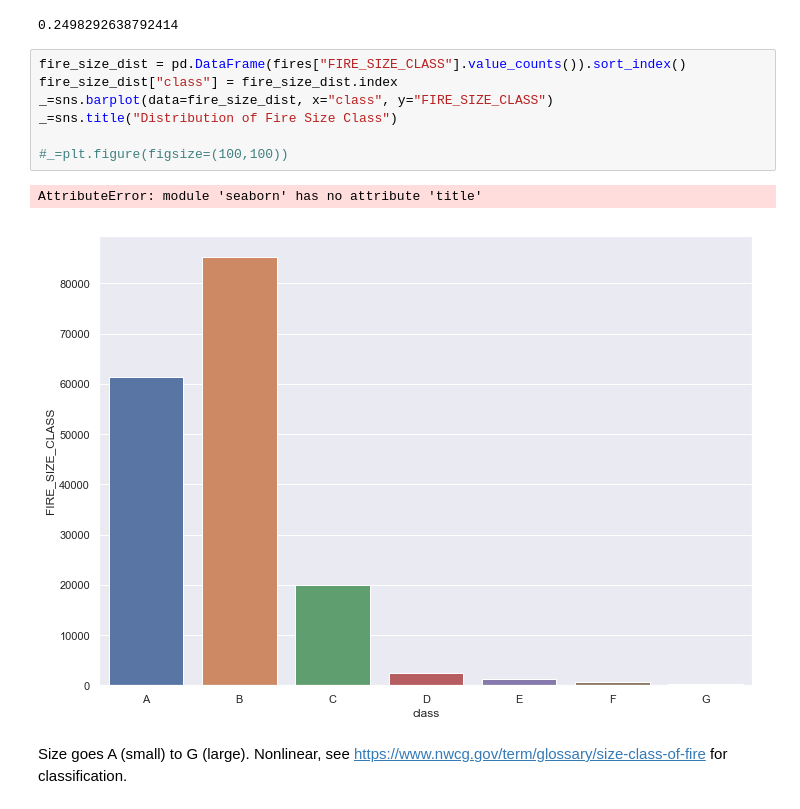
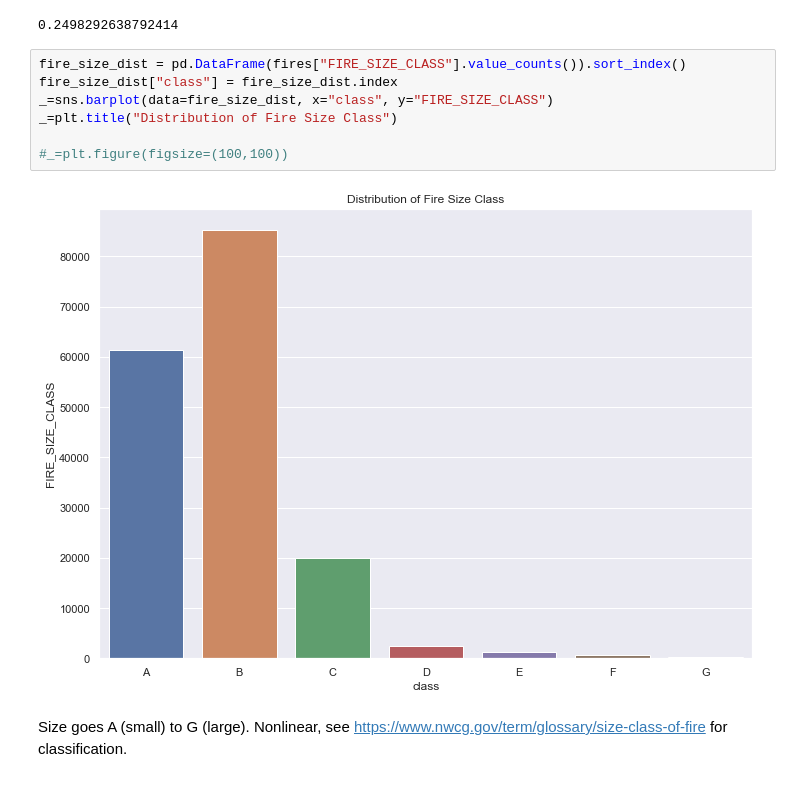
Before and after one commit to carterportwood/Wildfires_ML_Project, a Jupyter notebook: 208 Project.ipynb, the cells around one changed output. Cells and saved outputs as stored; diff of their text form.

```diff
--- a/208 Project.ipynb
+++ b/208 Project.ipynb
@@ -107,13 +108,12 @@ print(fires["STAT_CAUSE_DESCR"].value_counts()[0]/len(fires))
 # %%
 fire_size_dist = pd.DataFrame(fires["FIRE_SIZE_CLASS"].value_counts()).sort_index()
 fire_size_dist["class"] = fire_size_dist.index
 _=sns.barplot(data=fire_size_dist, x="class", y="FIRE_SIZE_CLASS")
-_=sns.title("Distribution of Fire Size Class")
+_=plt.title("Distribution of Fire Size Class")
 
 #_=plt.figure(figsize=(100,100))
 # %% [output]
-AttributeError: module 'seaborn' has no attribute 'title'
-[figure, old version]
+[figure, new version]
 # %% [markdown]
 Size goes A (small) to G (large). Nonlinear, see https://www.nwcg.gov/term/glossary/size-class-of-fire for classification.
 # %%
```
Also changed, not shown: parts of 7 cells of this notebook.
